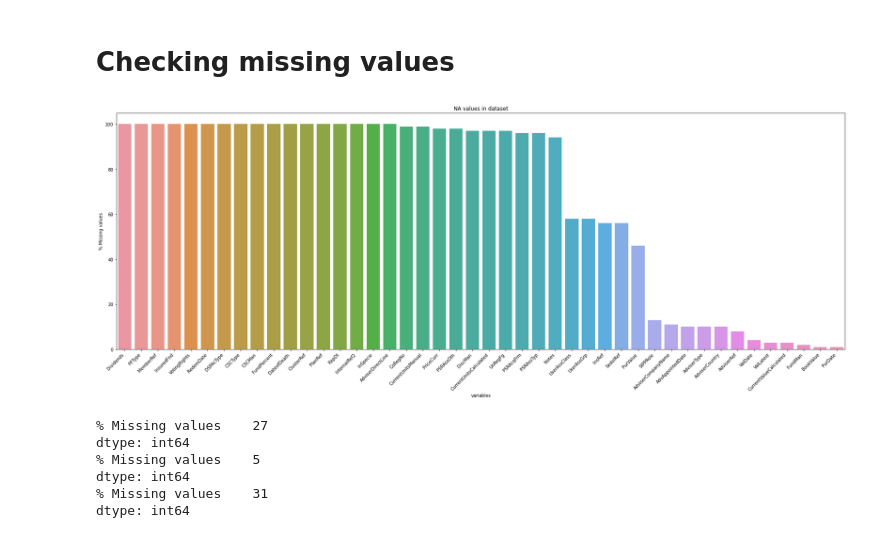
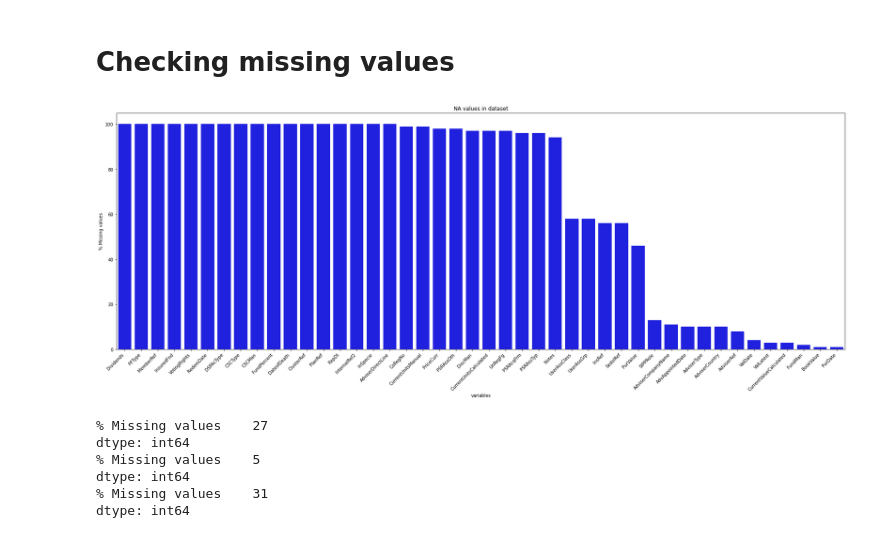
Before and after one commit to pyagoubi/Customer-Analysis, a Jupyter notebook: customer_analysis.ipynb, the cells around one changed output. Drawn from its saved outputs; the diff is of its cells as text; code cells hidden in the pictures.

```diff
--- a/customer_analysis.ipynb
+++ b/customer_analysis.ipynb
@@ -14,5 +22,5 @@ import numpy as np
 # %%
-data = pd.read_csv('/content/drive/MyDrive/upwork2/CutDownfile - Members and holdings 16.02.2023 (1).csv')
+data = pd.read_excel('/content/drive/MyDrive/upwork2/CutDownfile-Members-and-holdings-16-02-2023_clean.xls')
 # %%
 data.head(5)
 # %% [output]
@@ -50,0 +73,7 @@ There seems to be missing values at different levels.
+# %%
+to_int = []
+for i in data.select_dtypes(include=['float64']).columns:
+  a= data[i].astype(str).str.split('.').str[1].astype('float32').sum()
+  if a == 0.0:
+    to_int.append(i)
+  print(f'{i} sum of fractions: {a}')
@@ -50,0 +98,2 @@ There seems to be missing values at different levels.
+# %%
+data[to_int] =data[to_int].astype('Int32')
@@ -137,19 +265,19 @@ data.drop(['75thBirthday', '77thBirthday', '75before2262010'], axis=1, inplace=T
 # %%
 #create a dataframes with percentages of missing values
 missing = pd.DataFrame(columns = ['% Missing values'],data = 100*round(data.isnull().sum().sort_values(ascending = False)/len(data),2))
 missing_nz = missing[missing['% Missing values']>0.0].reset_index().rename(columns={'index': 'variables'})
 
 
 #Plot missing values
 #plt.style.use('ggplot')
 fig, ax = plt.subplots(1,1, figsize=(30,10))
 
 ax.set_title('NA values in dataset')
-sns.barplot(data=missing_nz,x=missing_nz.variables,y=missing_nz['% Missing values'], orient = 'v', ax = ax)
+sns.barplot(data=missing_nz,x=missing_nz.variables,y=missing_nz['% Missing values'], orient = 'v', ax = ax, color ='b')
 ax.set_xticklabels(ax.get_xticklabels(), rotation=45, horizontalalignment='right')
 plt.show()
 # %% [output]
-[figure, old version]
+[figure, new version]
 # %%
 print(missing[missing['% Missing values']>90].count())
 print(missing[(missing['% Missing values']>40) & (missing['% Missing values']<=60)].count())
```
Also changed, not shown: parts of 46 cells of this notebook.
